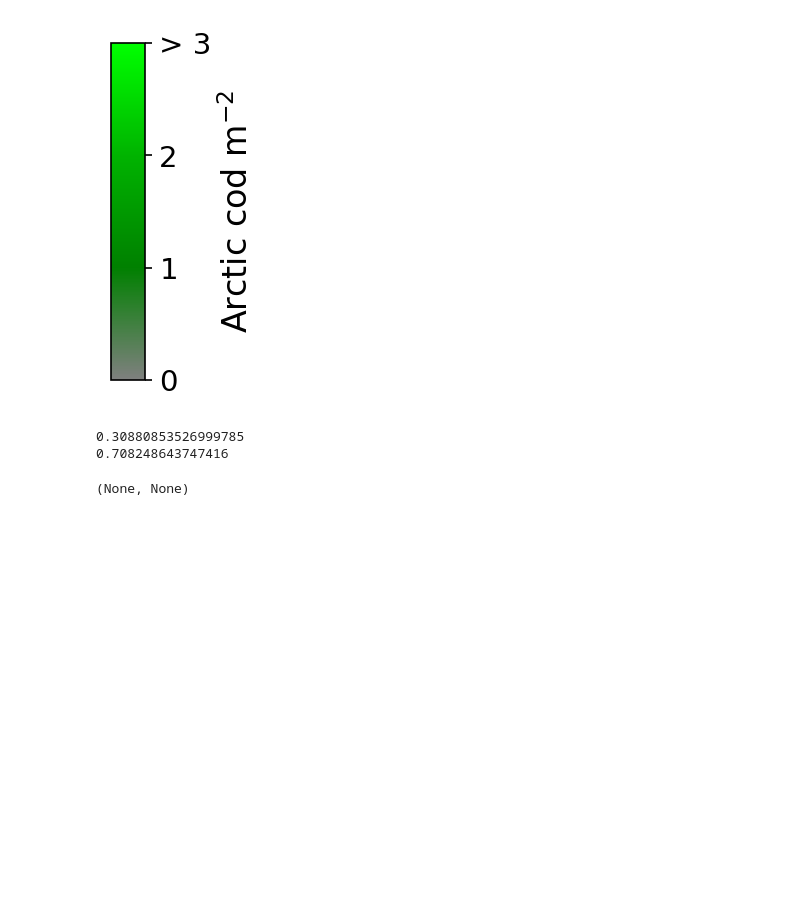
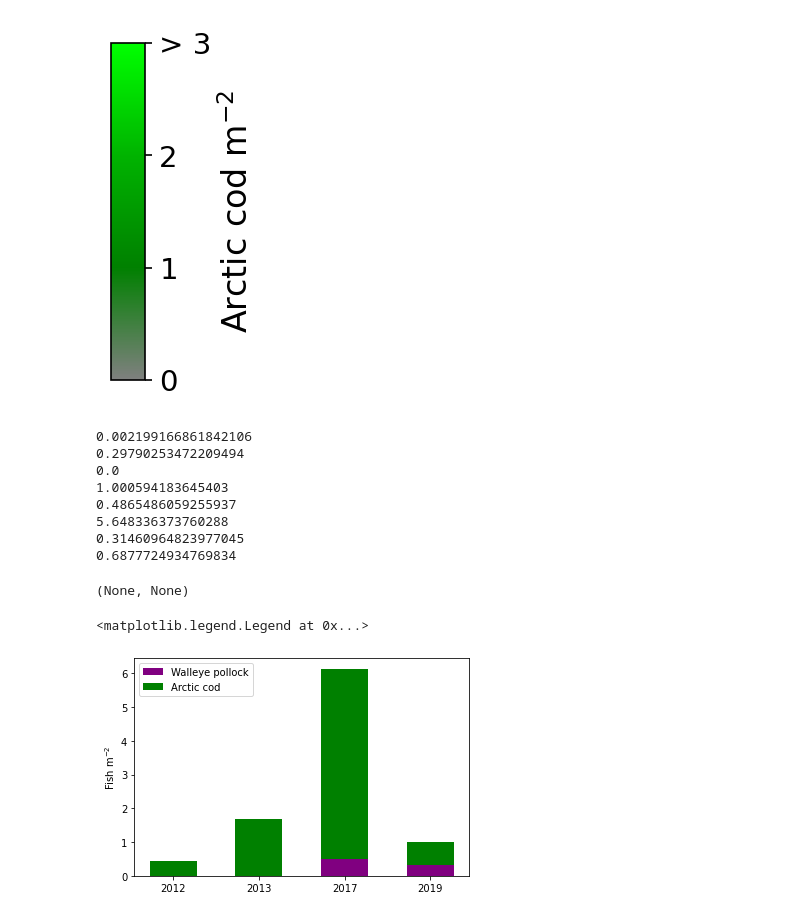
Before and after one commit to leviner/ChukchiTimeSeries, a Jupyter notebook: code/F3_fishMap.ipynb, the cells around one changed output. Cells and saved outputs as stored; diff of their text form; code cells hidden in the pictures; blank space fills up the shorter version.

```diff
--- a/code/F3_fishMap.ipynb
+++ b/code/F3_fishMap.ipynb
@@ -73,10 +71,37 @@ cb1.ax.tick_params(labelsize=14)
 # %% [output]
 [figure]
 # %%
-#print(np.mean(df2012Summary['Pollock (No. m^-2)'][(df2012Summary.Latitude > 66.75)]))
-#print(np.mean(df2013Summary['Pollock (No. m^-2)'][(df2013Summary.Latitude > 66.75)]))
+print(np.mean(df2012Summary['Pollock (No. m^-2)'][(df2012Summary.Latitude > 66)])),print(np.mean(df2012Summary['Arctic cod (No. m^-2)']))
+print(np.mean(df2013Summary['Pollock (No. m^-2)'][(df2013Summary.Latitude > 66)])),print(np.mean(df2013Summary['Arctic cod (No. m^-2)']))
+print(np.mean(df2017Summary['Pollock (No. m^-2)'])),print(np.mean(df2017Summary['Arctic cod (No. m^-2)']))
 print(np.mean(df2019Summary['Pollock (No. m^-2)'])),print(np.mean(df2019Summary['Arctic cod (No. m^-2)']))
 # %% [output]
-0.30880853526999785
-0.708248643747416
+0.002199166861842106
+0.29790253472209494
+0.0
+1.000594183645403
+0.4865486059255937
+5.648336373760288
+0.31460964823977045
+0.6877724934769834
 (None, None)
+# %%
+pol = [df2012Summary['Pollock (No. m^-2)'][df2012Summary.Latitude > 66].mean(),
+        df2013Summary['Pollock (No. m^-2)'][df2013Summary.Latitude > 66].mean(),
+        df2017Summary['Pollock (No. m^-2)'][df2017Summary.Latitude > 66].mean(),
+        df2019Summary['Pollock (No. m^-2)'][df2019Summary.Latitude > 66].mean()]
+arc = [df2012Summary['Arctic cod (No. m^-2)'][df2012Summary.Latitude > 66].mean(),
+        df2013Summary['Arctic cod (No. m^-2)'][df2013Summary.Latitude > 66].mean(),
+        df2017Summary['Arctic cod (No. m^-2)'][df2017Summary.Latitude > 66].mean(),
+        df2019Summary['Arctic cod (No. m^-2)'][df2019Summary.Latitude > 66].mean()]
+
+labels = ['2012', '2013', '2017', '2019']
+width = 0.55
+fig, ax = plt.subplots()
+ax.bar(labels, pol, width,  label='Walleye pollock', color = '#800080')
+ax.bar(labels, arc, width, bottom=pol, label='Arctic cod', color = '#008000')
+ax.set_ylabel('Fish m$^{-2}$')
+ax.legend()
+# %% [output]
+<matplotlib.legend.Legend at 0x...>
+[figure, added]
```
Also changed, not shown: parts of 2 cells of this notebook, 52 other files.
